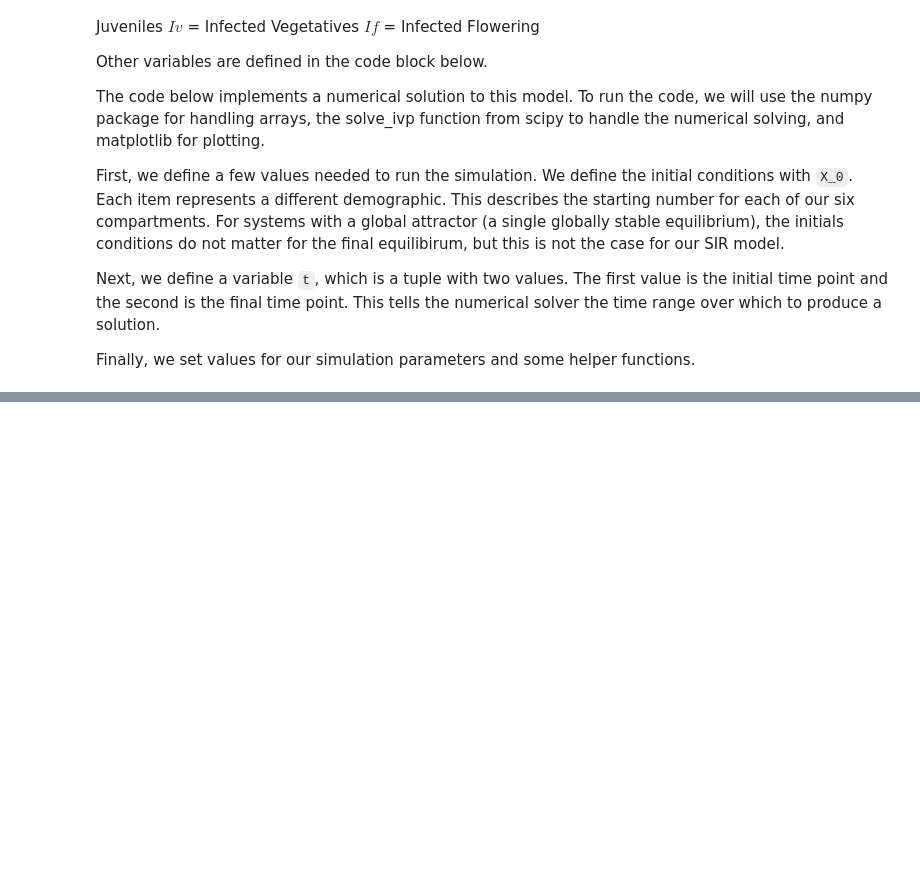
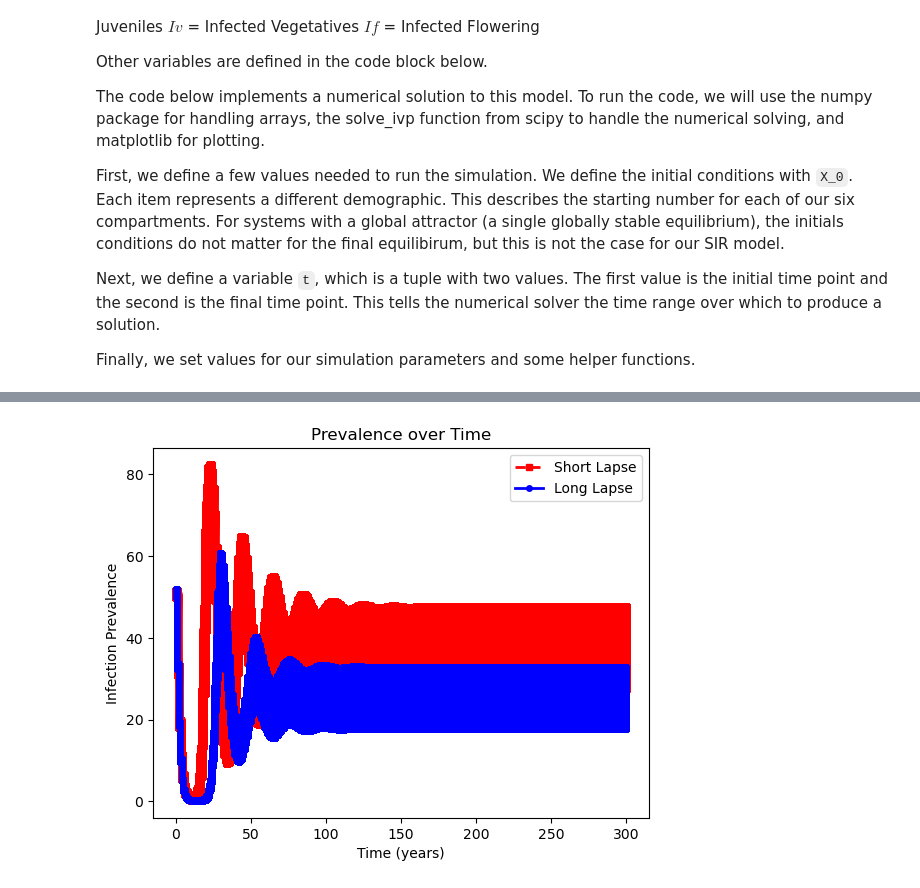
Before and after one commit to bds062/Host-Pathogen-Evolutionary-Dynamics-Model, a Jupyter notebook: Final_Model.ipynb, the cells around one changed output, grey strips where cells are left out. Cells and saved outputs as stored; diff of their text form; code cells hidden in the pictures; blank space fills up the shorter version.

```diff
--- a/Final_Model.ipynb
+++ b/Final_Model.ipynb
@@ -388,0 +412,16 @@ graph_model.graph()
+# %%
+import matplotlib.pyplot as plt
+
+plt.plot(model.time_points / 365, I_prop60, label='Short Lapse',
+         color='red', linewidth=2, linestyle='--', marker='s', markersize=4)
+plt.plot(model.time_points / 365, I_prop180, label='Long Lapse',
+         color='blue', linewidth=2, linestyle='-', marker='o', markersize=4)
+
+
+plt.xlabel('Time (years)')
+plt.ylabel('Infection Prevalence')
+plt.title('Prevalence over Time')
+plt.legend()
+plt.show()
+# %% [output]
+[figure, added]
```
Also changed, not shown: parts of 5 cells of this notebook, 2 other files.
